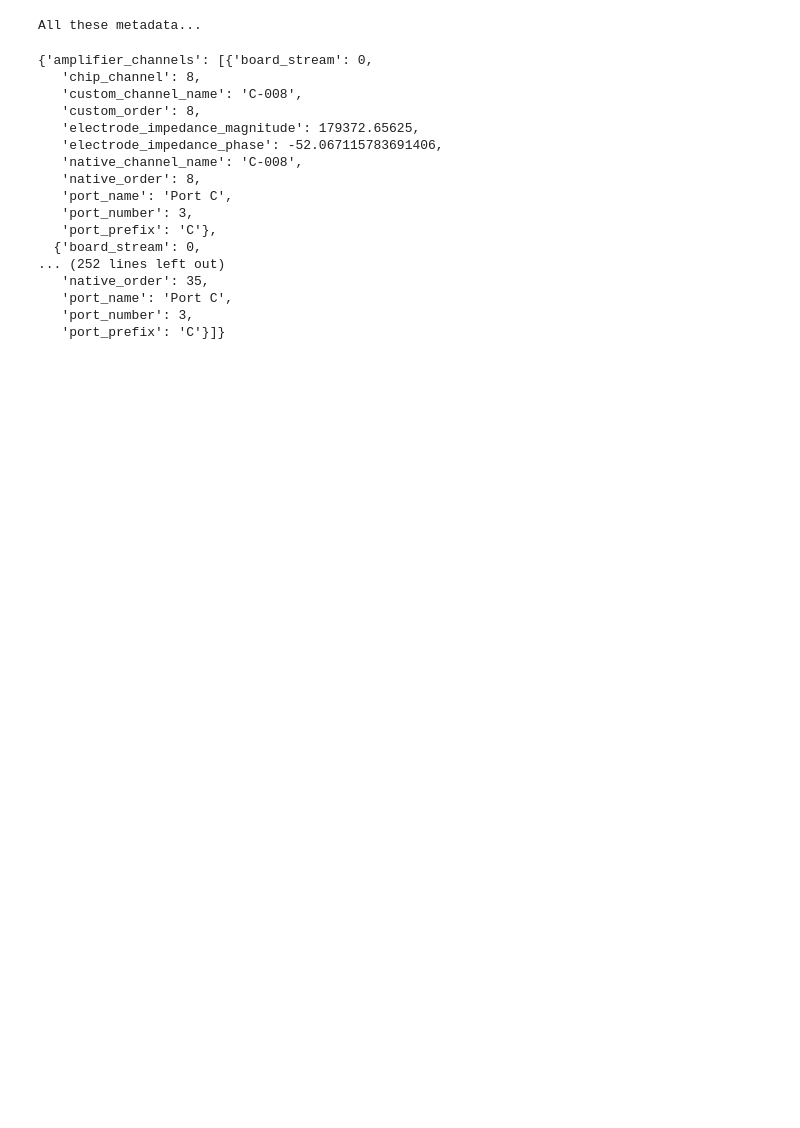
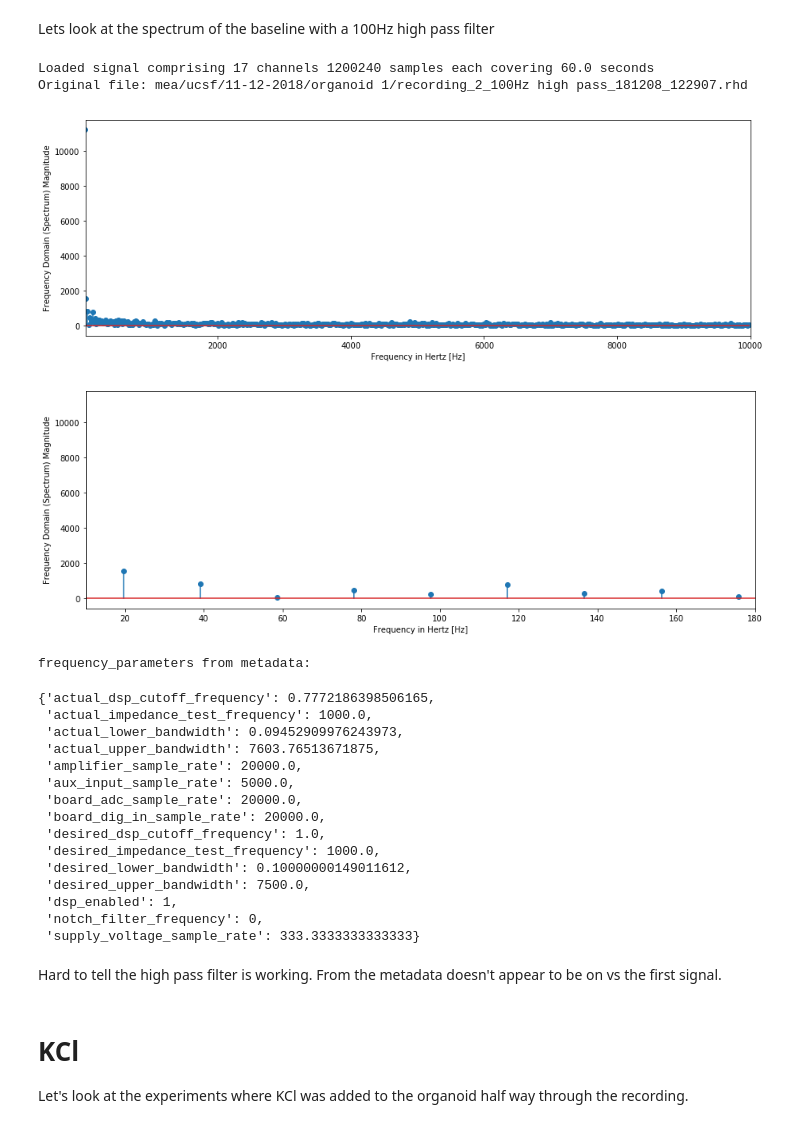
Before and after one commit to braingeneers/experiment, a Jupyter notebook: ingest/view.ipynb, the cells around one changed output. Drawn from its saved outputs; the diff is of its cells as text; code cells hidden in the pictures; blank space fills up the shorter version.

```diff
--- a/ingest/view.ipynb
+++ b/ingest/view.ipynb
@@ -13,4 +22,0 @@ metadata = requests.get("https://s3.nautilus.optiputer.net/braingeneers/mea/ucsf
-# %%
-# Read a single numpy file in directly from S3
-with np.DataSource().open("https://s3.nautilus.optiputer.net/braingeneers/mea/ucsf/11-12-2018/organoid-3/recording_4_wt_40mM-KCl_181208_142127.npy", "rb") as f:
-    signal = np.load(f)
@@ -35,22 +94,53 @@ plt.show()
+# %% [markdown]
+Lets look at the spectrum of the baseline with a 100Hz high pass filter
+# %%
+S, t, fs, metadata = load_experiment("organoid-1/recording_2_100Hz-high-pass_181208_122907")
+print("Loaded signal comprising {} channels {} samples each covering {} seconds".format(*S.shape, t[-1] // 1000))
+print("Original file: {}".format(metadata["source_file_path"]))
+# %% [output]
+Loaded signal comprising 17 channels 1200240 samples each covering 60.0 seconds
+Original file: mea/ucsf/11-12-2018/organoid 1/recording_2_100Hz high pass_181208_122907.rhd
+# %%
+fft = scipy.fftpack.fft(S[0][0:1024])
+freqs = scipy.fftpack.fftfreq(len(S[0][0:1024])) * fs
+
+plt.stem(freqs, np.abs(fft))
+plt.xlabel('Frequency in Hertz [Hz]')
+plt.ylabel('Frequency Domain (Spectrum) Magnitude')
+plt.xlim(10, fs / 2)
+plt.show()
+
+plt.stem(freqs, np.abs(fft))
+plt.xlabel('Frequency in Hertz [Hz]')
+plt.ylabel('Frequency Domain (Spectrum) Magnitude')
+plt.xlim(10, 180)
+plt.show()
+# %% [output]
+[figure, added]
+[figure, added]
 # %%
-print("All these metadata...")
-metadata
+print("frequency_parameters from metadata:")
+metadata["frequency_parameters"]
 # %% [output]
-All these metadata...
+frequency_parameters from metadata:
-{'amplifier_channels': [{'board_stream': 0,
-   'chip_channel': 8,
-   'custom_channel_name': 'C-008',
-   'custom_order': 8,
-   'electrode_impedance_magnitude': 179372.65625,
-   'electrode_impedance_phase': -52.067115783691406,
-   'native_channel_name': 'C-008',
-   'native_order': 8,
-   'port_name': 'Port C',
-   'port_number': 3,
-   'port_prefix': 'C'},
-  {'board_stream': 0,
-... (252 lines left out)
-   'native_order': 35,
-   'port_name': 'Port C',
-   'port_number': 3,
-   'port_prefix': 'C'}]}
+{'actual_dsp_cutoff_frequency': 0.7772186398506165,
+ 'actual_impedance_test_frequency': 1000.0,
+ 'actual_lower_bandwidth': 0.09452909976243973,
+ 'actual_upper_bandwidth': 7603.76513671875,
+ 'amplifier_sample_rate': 20000.0,
+ 'aux_input_sample_rate': 5000.0,
+ 'board_adc_sample_rate': 20000.0,
+ 'board_dig_in_sample_rate': 20000.0,
+ 'desired_dsp_cutoff_frequency': 1.0,
+ 'desired_impedance_test_frequency': 1000.0,
+ 'desired_lower_bandwidth': 0.10000000149011612,
+ 'desired_upper_bandwidth': 7500.0,
+ 'dsp_enabled': 1,
+ 'notch_filter_frequency': 0,
+ 'supply_voltage_sample_rate': 333.3333333333333}
+# %% [markdown]
+Hard to tell the high pass filter is working. From the metadata doesn't appear to be on vs the first signal.
+# %% [markdown]
+# KCl
+
+Let's look at the experiments where KCl was added to the organoid half way through the recording.
```
Also changed, not shown: parts of 15 cells of this notebook, 1 other file.
